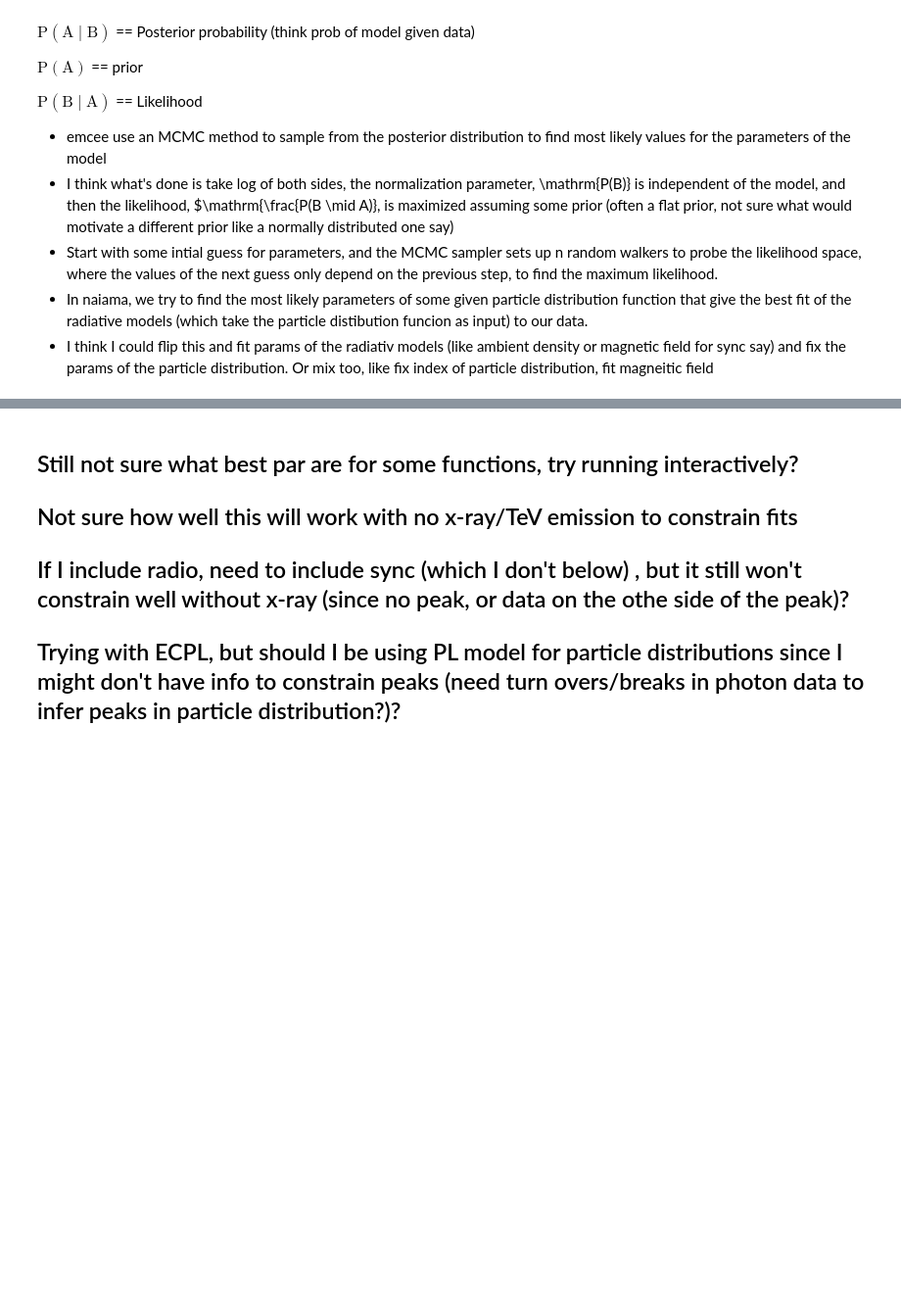
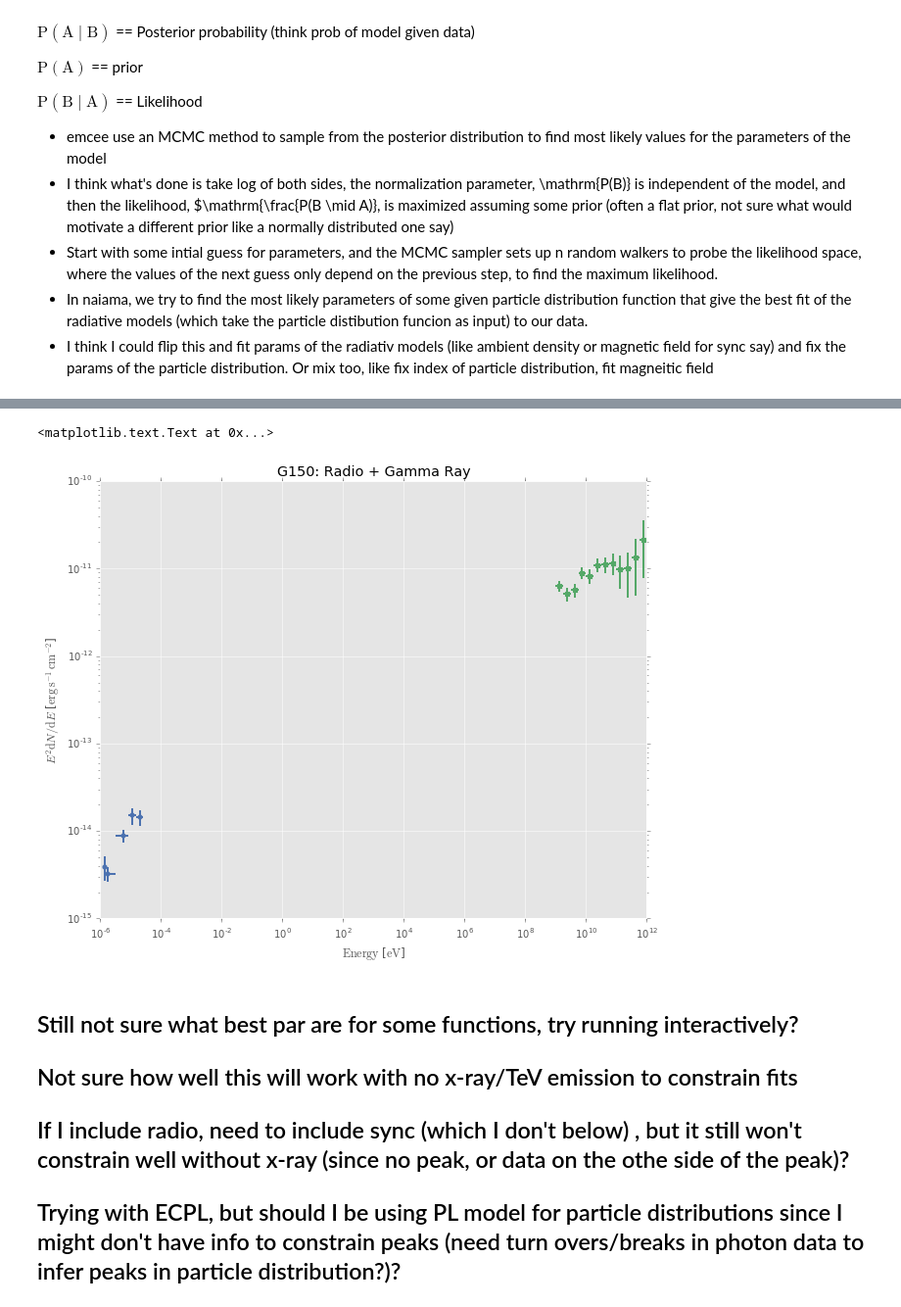
Before and after one commit to bbw7561135/ipynbs, a Jupyter notebook: naima_G150_tests.ipynb, the cells around one changed output, grey strips where cells are left out. Shown: that part at 98% size. Drawn from its saved outputs; the diff is of its cells as text; code cells hidden in the pictures; blank space fills up the shorter version.

```diff
--- a/namia_G150_tests.ipynb
+++ b/naima_G150_tests.ipynb
@@ -44,3 +172,11 @@ G150_data = ascii.read(os.path.join(tDir,'G150_1gev_xgev_yerg_naimaSED.txt'))
+# %%
+fig = plt.figure(figsize = [10,8])
+
+figure = naima.plot_data([G150Radio,G150_data],figure = fig, e_unit=u.eV)
+plt.title('G150: Radio + Gamma Ray')
+# %% [output]
+<matplotlib.text.Text at 0x...>
+[figure, added]
 # %% [markdown]
 ## Still not sure what best par are for some functions, try running interactively?
 ## Not sure how well this will work with no x-ray/TeV emission to constrain fits
```
Also changed, not shown: parts of 26 cells of this notebook.
